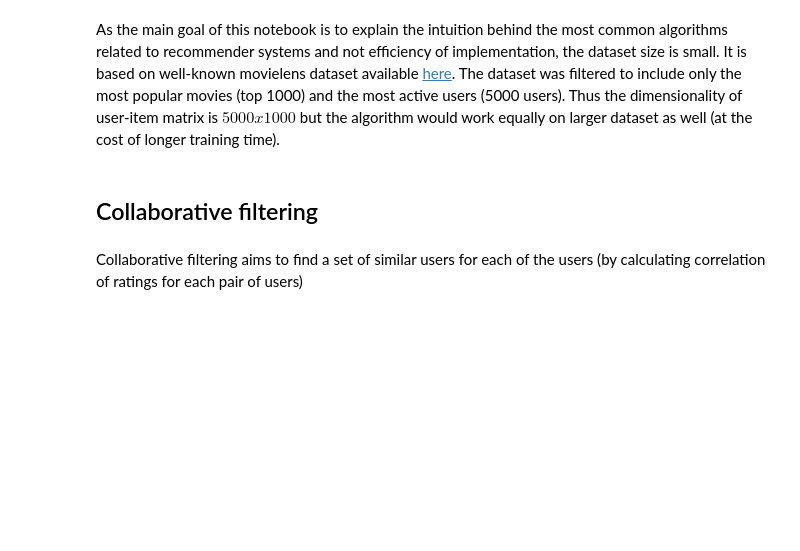
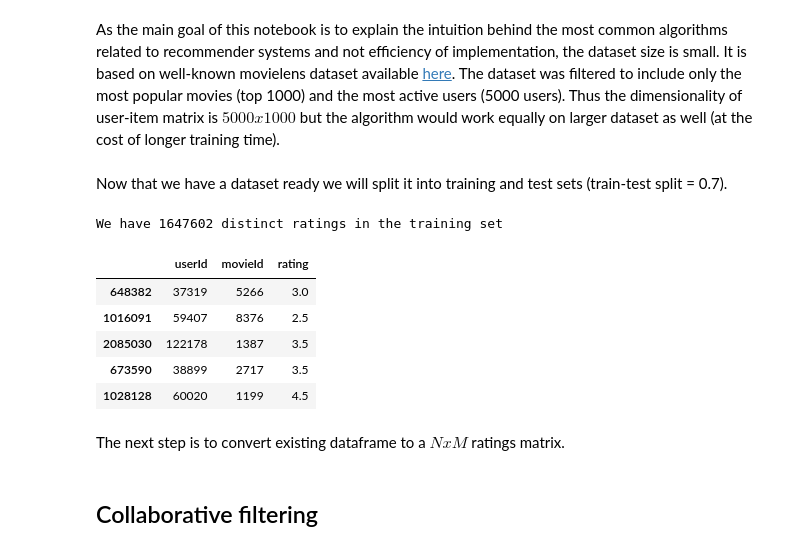
Before and after one commit to kubencjusz/recommenderSystems, a Jupyter notebook: recommender systems.ipynb, the cells around one changed output. Saved outputs shown, nothing was run; the diff lists cells and outputs as text; code cells hidden in the pictures; blank space fills up the shorter version.

Commit message:
Collaborative filtering description + code

```diff
--- a/recommender systems.ipynb
+++ b/recommender systems.ipynb
@@ -45,0 +48,26 @@ ratings_filt.to_csv('C/home/kuba/Desktop/colab_filt_data/ratings_filtered.csv',
+# %% [markdown]
+Now that we have a dataset ready we will split it into training and test sets (train-test split = 0.7).
+# %%
+ratings = pd.read_csv("/home/kuba/Desktop/colab_filt_data/new_ramka.csv")
+random.seed(2019)
+
+# train-test-split: 70% split
+orig_ind = ratings.index.tolist()
+tr_ind = random.sample(orig_ind, int(0.7*ratings.shape[0]), )
+
+X_train = ratings.loc[tr_ind, :]
+X_test = ratings.loc[list(set(orig_ind)-set(tr_ind)), :]
+
+# what the training data look like?
+print("We have " + str(X_train.shape[0]) + " distinct ratings in the training set.")
+X_train.head()
+# %% [output]
+We have 1647602 distinct ratings in the training set
+|  | userId | movieId | rating |
+| 648382 | 37319 | 5266 | 3.0 |
+| 1016091 | 59407 | 8376 | 2.5 |
+| 2085030 | 122178 | 1387 | 3.5 |
+| 673590 | 38899 | 2717 | 3.5 |
+| 1028128 | 60020 | 1199 | 4.5 |
+# %% [markdown]
+The next step is to convert existing dataframe to a $NxM$ ratings matrix.
@@ -46,4 +85,2 @@ ratings_filt.to_csv('C/home/kuba/Desktop/colab_filt_data/ratings_filtered.csv',
 # %% [markdown]
 ## Collaborative filtering
-# %% [markdown]
-Collaborative filtering aims to find a set of similar users for each of the users (by calculating correlation of ratings for each pair of users)
```
Also changed, not shown: parts of 8 cells of this notebook.
